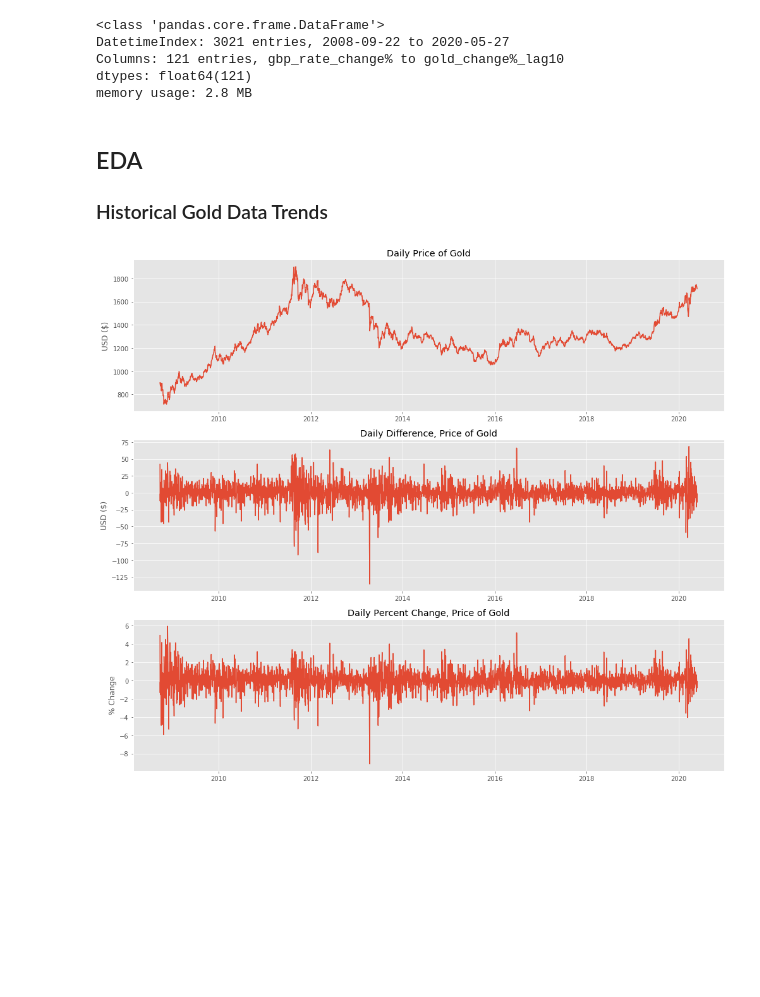
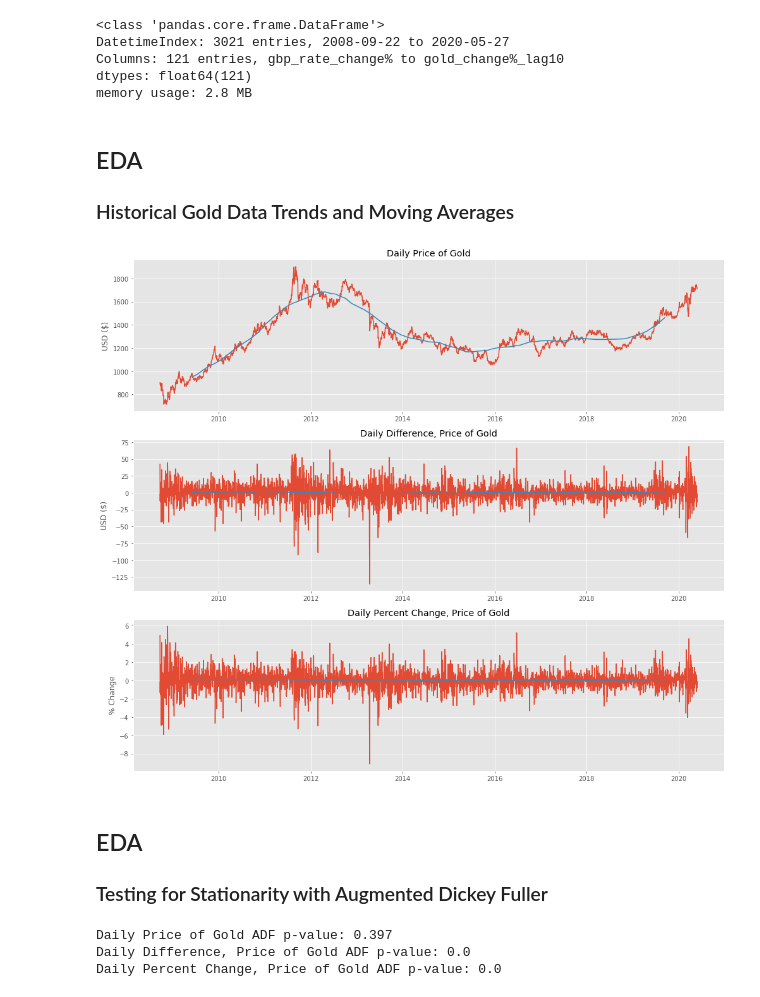
Before and after one commit to jangelchik/interest_equities_gold, a Jupyter notebook: visuals_and_modeling.ipynb, the cells around one changed output. Cells and saved outputs as stored; diff of their text form; code cells hidden in the pictures; blank space fills up the shorter version.

```diff
--- a/visuals_and_modeling.ipynb
+++ b/visuals_and_modeling.ipynb
@@ -129,15 +141,33 @@ X_change = df_Xy_change.drop(columns = ['gold_change%'])
 y_change = df_Xy_change['gold_change%']
 # %% [markdown]
 ## EDA
-### Historical Gold Data Trends
+### Historical Gold Data Trends and Moving Averages
+# %%
+# We default the window here to 365 as we have daily data, and we want to average-out seasonal patterns, if they exist
+def fit_moving_average_trend(series, window=365):
+    return series.rolling(window, center=True).mean()
 # %%
 fig,axs = plt.subplots(3,1, figsize = (14,12))
 
 for ax,metric,series in zip(axs,[('Daily Price of Gold','USD ($)'), ('Daily Difference, Price of Gold','USD ($)'),\
                             ('Daily Percent Change, Price of Gold','% Change')],[y_raw,y_dif,y_change]):
+
+        ma = fit_moving_average_trend(series)
         ax.plot(series.index,series)
+        ax.plot(series.index,ma, label = 'Moving Average')
         ax.set_title(metric[0])
         ax.set_ylabel(metric[1])
 plt.tight_layout()
 # %% [output]
-[figure, old version]
+[figure, new version]
+# %% [markdown]
+## EDA
+### Testing for Stationarity with Augmented Dickey Fuller
+# %%
+for title, series in zip(['Daily Price of Gold', 'Daily Difference, Price of Gold','Daily Percent Change, Price of Gold'],[y_raw,y_dif,y_change]):
+    test = sm.tsa.stattools.adfuller(series)
+    print(f'{title} ADF p-value: {round(test[1],3)}')
+# %% [output]
+Daily Price of Gold ADF p-value: 0.397
+Daily Difference, Price of Gold ADF p-value: 0.0
+Daily Percent Change, Price of Gold ADF p-value: 0.0
```
Also changed, not shown: parts of 7 cells of this notebook.
